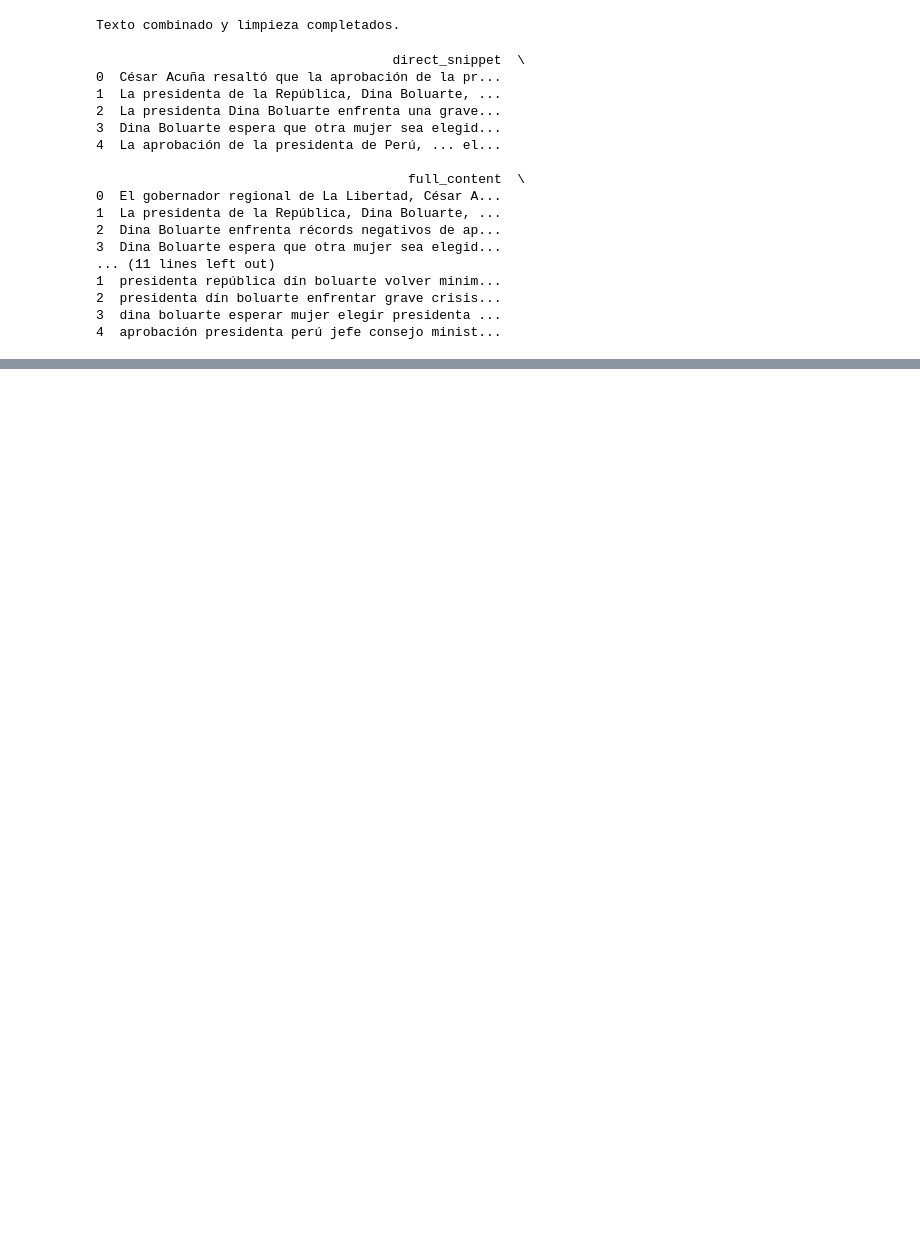
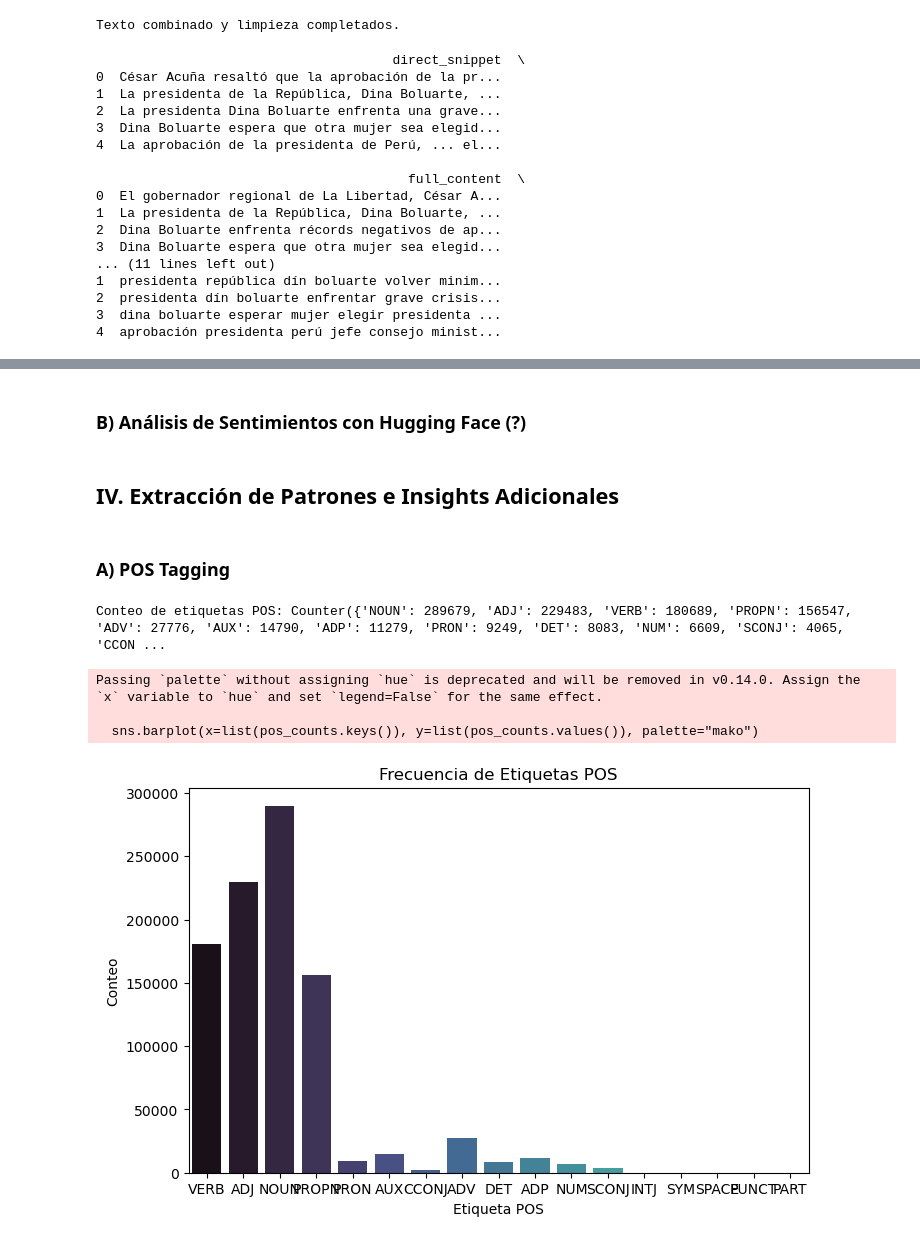
Before and after one commit to Amos-Luna/npl_final_challenge, a Jupyter notebook: notebooks/data_processing_120225.ipynb, the cells around one changed output, grey strips where cells are left out. Cells and saved outputs as stored; diff of their text form; code cells hidden in the pictures; blank space fills up the shorter version.

```diff
--- a/notebooks/data_processing_120225.ipynb
+++ b/notebooks/data_processing_120225.ipynb
@@ -156,0 +216,31 @@ print(df[['direct_snippet', 'full_content', 'combined_text', 'clean_text']].head
+# %% [markdown]
+### B) Análisis de Sentimientos con Hugging Face (?)
+# %% [markdown]
+## IV. Extracción de Patrones e Insights Adicionales
+# %% [markdown]
+### A) POS Tagging
+# %%
+# Se extraen las etiquetas POS de cada texto
+df['pos_tags'] = df['clean_text'].apply(lambda text: extract_pos_tags(text))
+
+# Extraer todas las etiquetas
+all_pos = []
+for tags in df['pos_tags']:
+    all_pos.extend([pos for (_, pos) in tags])
+
+pos_counts = Counter(all_pos)
+print("Conteo de etiquetas POS:", pos_counts)
+# %% [output]
+Conteo de etiquetas POS: Counter({'NOUN': 289679, 'ADJ': 229483, 'VERB': 180689, 'PROPN': 156547, 'ADV': 27776, 'AUX': 14790, 'ADP': 11279, 'PRON': 9249, 'DET': 8083, 'NUM': 6609, 'SCONJ': 4065, 'CCON ...
+# %%
+plt.figure(figsize=(8,5))
+sns.barplot(x=list(pos_counts.keys()), y=list(pos_counts.values()), palette="mako")
+plt.title("Frecuencia de Etiquetas POS")
+plt.xlabel("Etiqueta POS")
+plt.ylabel("Conteo")
+plt.show()
+# %% [output]
+Passing `palette` without assigning `hue` is deprecated and will be removed in v0.14.0. Assign the `x` variable to `hue` and set `legend=False` for the same effect.
+
+  sns.barplot(x=list(pos_counts.keys()), y=list(pos_counts.values()), palette="mako")
+[figure, added]
```
Also changed, not shown: parts of 25 cells of this notebook.
